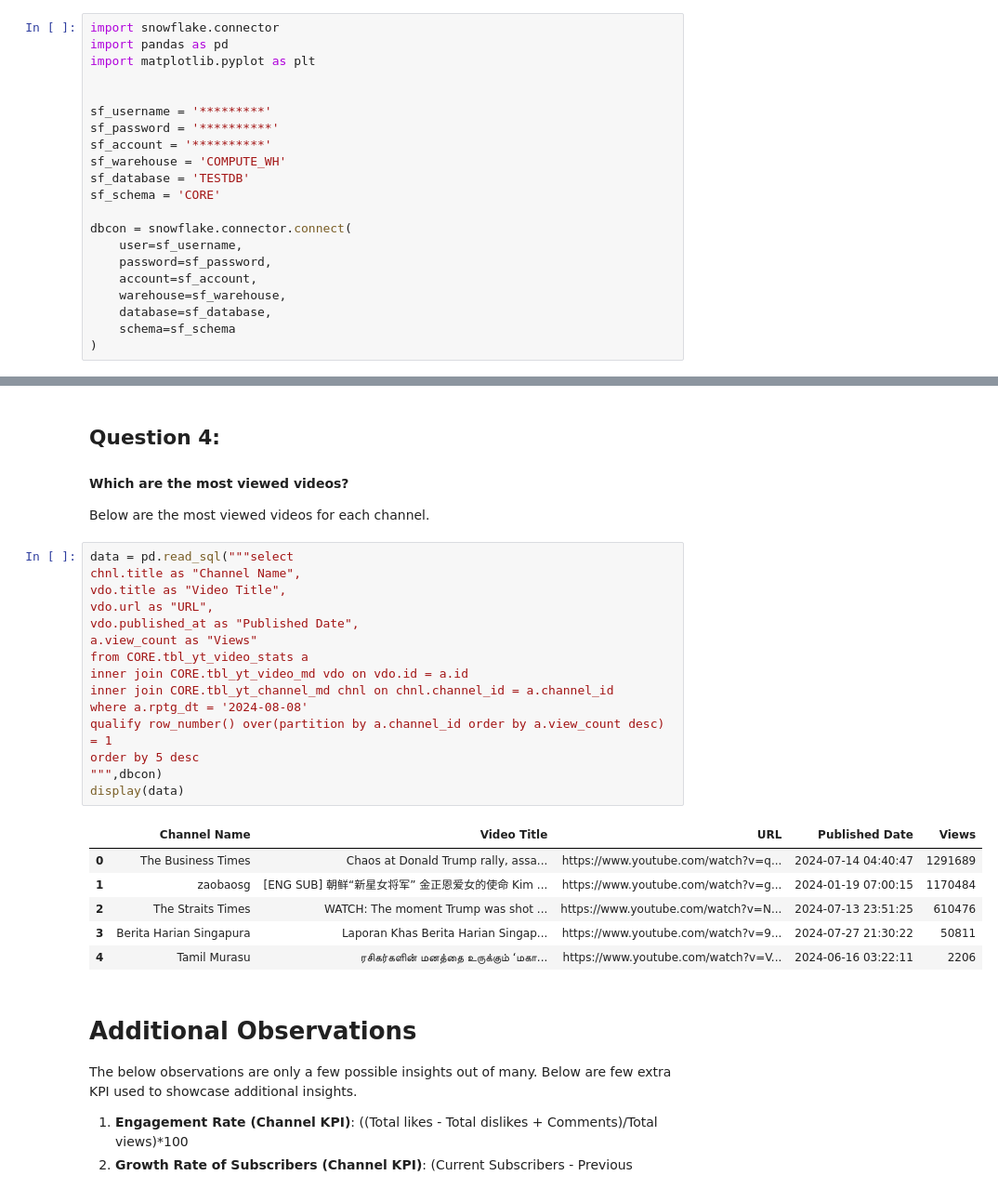
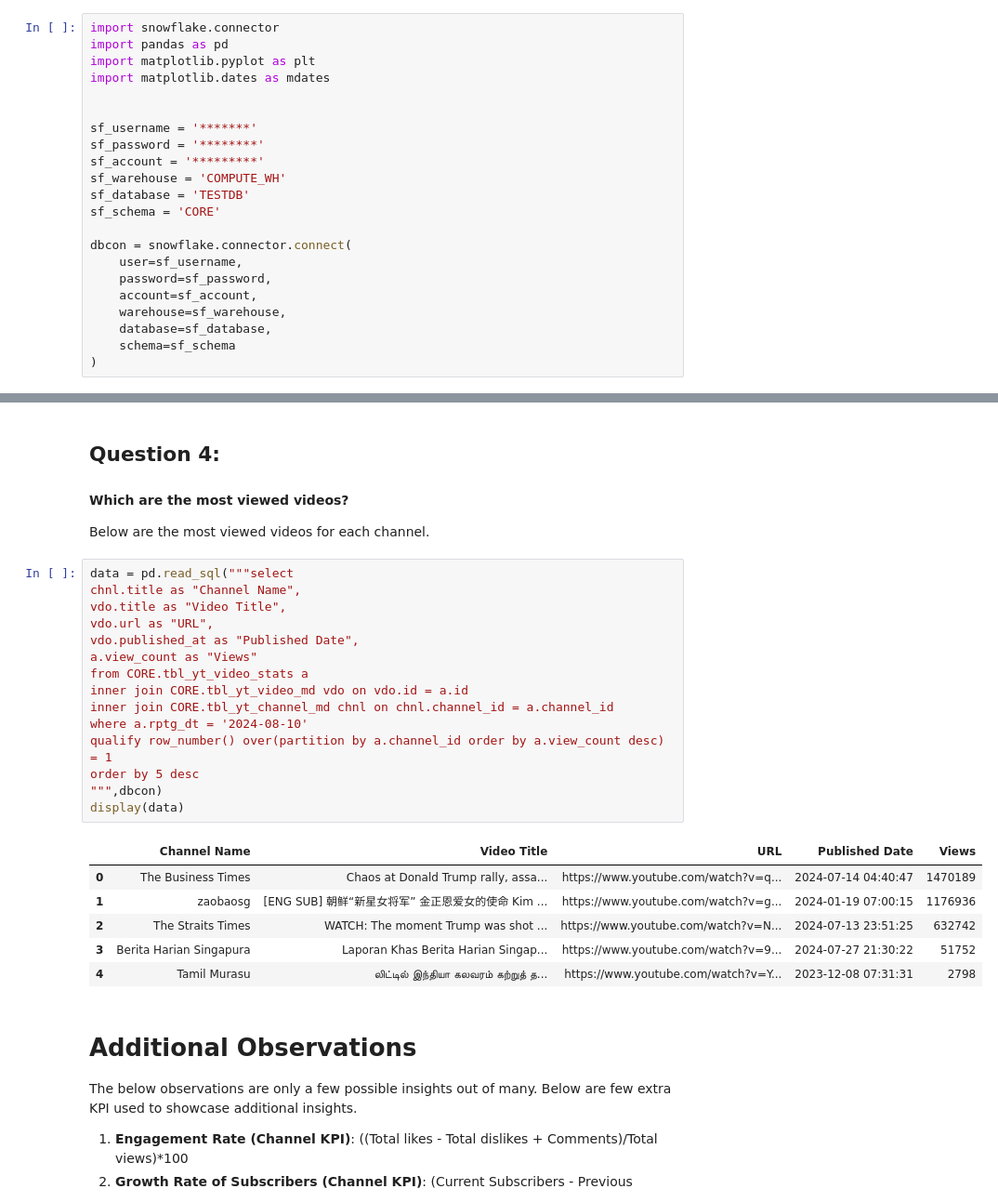
Before and after one commit to subhajitsr/data-assignment-SPH, a Jupyter notebook: insights/YouTube-analytics-insights.ipynb, the cells around one changed output, grey strips where cells are left out. Shown at 93% size. Saved outputs shown, nothing was run; the diff lists cells and outputs as text.

```diff
--- a/insights/YouTube-analytics-insights.ipynb
+++ b/insights/YouTube-analytics-insights.ipynb
@@ -2,11 +2,12 @@
 import snowflake.connector
 import pandas as pd
 import matplotlib.pyplot as plt
+import matplotlib.dates as mdates
 
 
-sf_username = '*********'
-sf_password = '**********'
-sf_account = '**********'
+sf_username = '*******'
+sf_password = '********'
+sf_account = '*********'
 sf_warehouse = 'COMPUTE_WH'
 sf_database = 'TESTDB'
 sf_schema = 'CORE'
@@ -110,25 +111,25 @@ Below are the most viewed videos for each channel.
 # %%
 data = pd.read_sql("""select
 chnl.title as "Channel Name",
 vdo.title as "Video Title",
 vdo.url as "URL",
 vdo.published_at as "Published Date",
 a.view_count as "Views"
 from CORE.tbl_yt_video_stats a
 inner join CORE.tbl_yt_video_md vdo on vdo.id = a.id
 inner join CORE.tbl_yt_channel_md chnl on chnl.channel_id = a.channel_id
-where a.rptg_dt = '2024-08-08'
+where a.rptg_dt = '2024-08-10'
 qualify row_number() over(partition by a.channel_id order by a.view_count desc) = 1
 order by 5 desc
 """,dbcon)
 display(data)
 # %% [output]
 |  | Channel Name | Video Title | URL | Published Date | Views |
-| 0 | The Business Times | Chaos at Donald Trump rally, assa... | https://www.youtube.com/watch?v=q... | 2024-07-14 04:40:47 | 1291689 |
-| 1 | zaobaosg | [ENG SUB] 朝鲜“新星女将军” 金正恩爱女的使命 Kim ... | https://www.youtube.com/watch?v=g... | 2024-01-19 07:00:15 | 1170484 |
-| 2 | The Straits Times | WATCH: The moment Trump was shot ... | https://www.youtube.com/watch?v=N... | 2024-07-13 23:51:25 | 610476 |
-| 3 | Berita Harian Singapura | Laporan Khas Berita Harian Singap... | https://www.youtube.com/watch?v=9... | 2024-07-27 21:30:22 | 50811 |
-| 4 | Tamil Murasu | ரசிகர்களின் மனத்தை உருக்கும் ‘மகா... | https://www.youtube.com/watch?v=V... | 2024-06-16 03:22:11 | 2206 |
+| 0 | The Business Times | Chaos at Donald Trump rally, assa... | https://www.youtube.com/watch?v=q... | 2024-07-14 04:40:47 | 1470189 |
+| 1 | zaobaosg | [ENG SUB] 朝鲜“新星女将军” 金正恩爱女的使命 Kim ... | https://www.youtube.com/watch?v=g... | 2024-01-19 07:00:15 | 1176936 |
+| 2 | The Straits Times | WATCH: The moment Trump was shot ... | https://www.youtube.com/watch?v=N... | 2024-07-13 23:51:25 | 632742 |
+| 3 | Berita Harian Singapura | Laporan Khas Berita Harian Singap... | https://www.youtube.com/watch?v=9... | 2024-07-27 21:30:22 | 51752 |
+| 4 | Tamil Murasu | லிட்டில் இந்தியா கலவரம் கற்றுத் த... | https://www.youtube.com/watch?v=Y... | 2023-12-08 07:31:31 | 2798 |
 # %% [markdown]
 # Additional Observations
 The below observations are only a few possible insights out of many.
```
Also changed, not shown: parts of 5 cells of this notebook.
